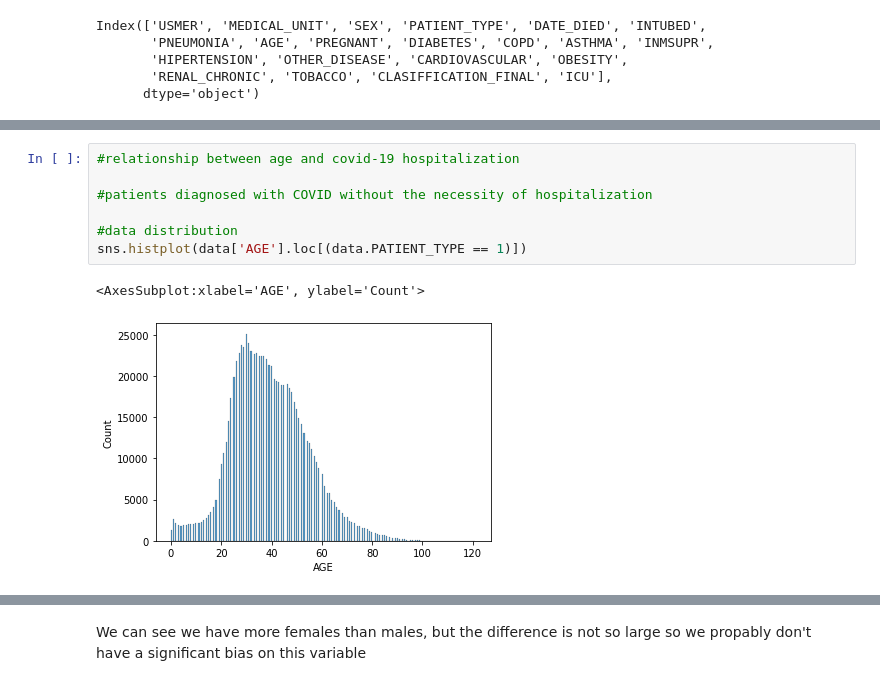
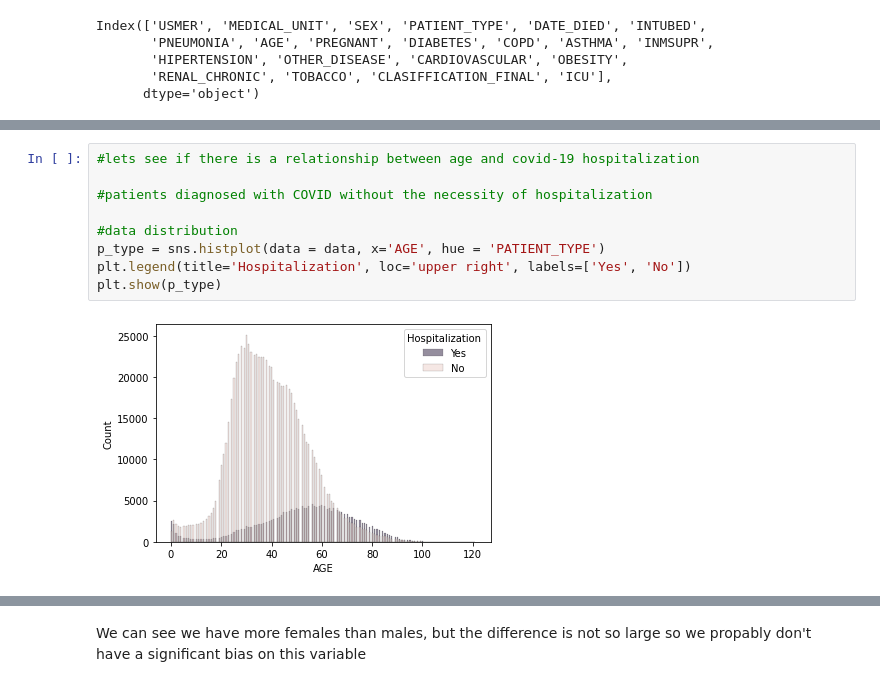
Before and after one commit to ailafelixa/EDA-RiskFactors-COVID-19, a Jupyter notebook: covid-19-data-exploration.ipynb, the cells around one changed output, grey strips where cells are left out. Drawn from its saved outputs; the diff is of its cells as text.

```diff
--- a/covid-19-data-exploration.ipynb
+++ b/covid-19-data-exploration.ipynb
@@ -92,10 +88,11 @@ The data don't looks normal distributed; we have a gap on ages < 20 until the ag
 # %%
-#relationship between age and covid-19 hospitalization
+#lets see if there is a relationship between age and covid-19 hospitalization
 
 #patients diagnosed with COVID without the necessity of hospitalization
 
 #data distribution
-sns.histplot(data['AGE'].loc[(data.PATIENT_TYPE == 1)])
+p_type = sns.histplot(data = data, x='AGE', hue = 'PATIENT_TYPE')
+plt.legend(title='Hospitalization', loc='upper right', labels=['Yes', 'No'])
+plt.show(p_type)
 # %% [output]
-<AxesSubplot:xlabel='AGE', ylabel='Count'>
-[figure, old version]
+[figure, new version]
```
Also changed, not shown: parts of 14 cells of this notebook.
